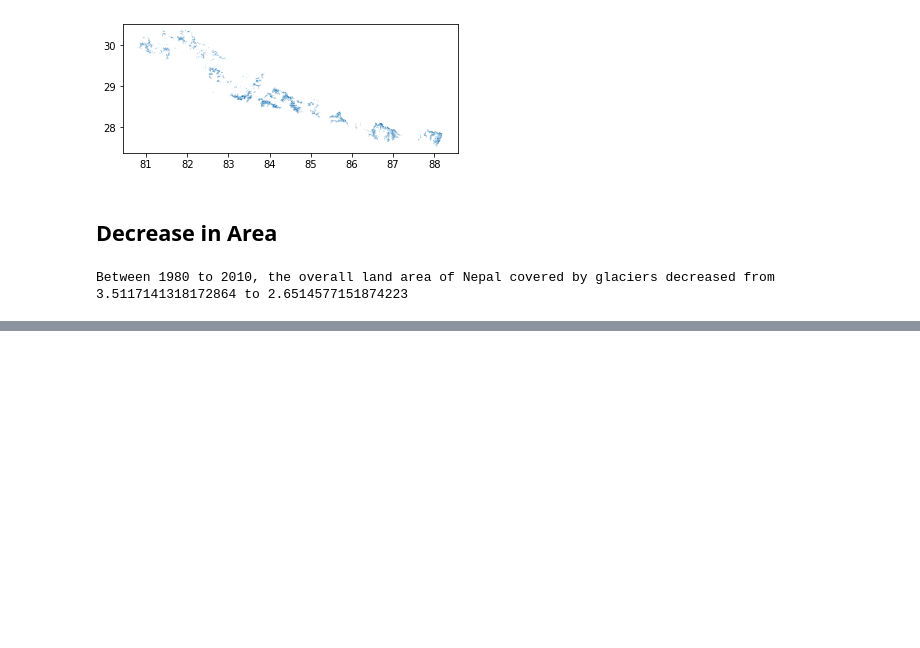
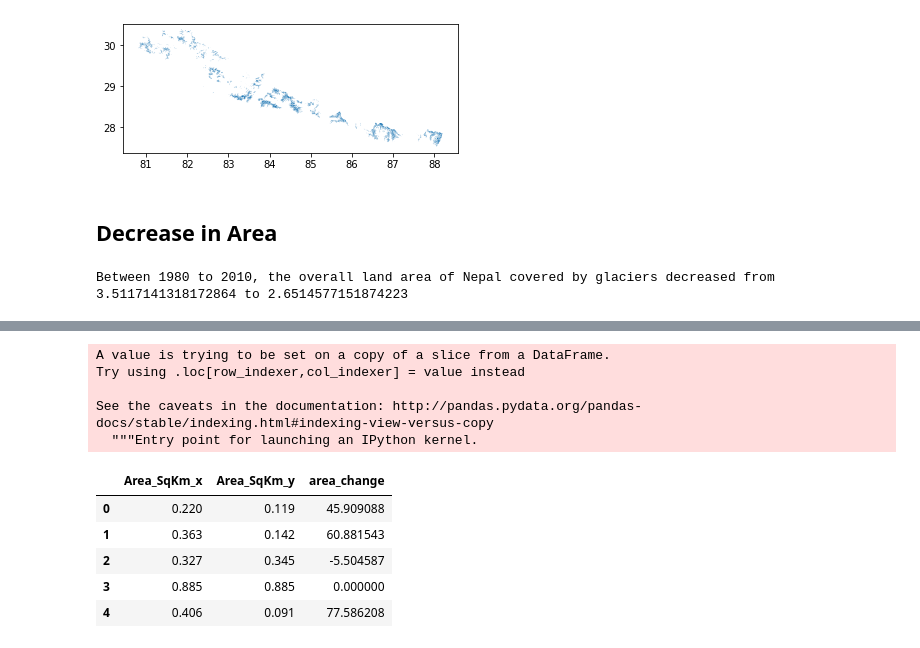
Before and after one commit to ayushsubedi/glacier_area, a Jupyter notebook: Glacier Area Analysis.ipynb, the cells around one changed output, grey strips where cells are left out. Cells and saved outputs as stored; diff of their text form; code cells hidden in the pictures; blank space fills up the shorter version.

```diff
--- a/Glacier Area Analysis.ipynb
+++ b/Glacier Area Analysis.ipynb
@@ -111,0 +145,17 @@ Between 1980 to 2010, the overall land area of Nepal covered by glaciers decreas
+# %%
+gpd_test['area_change']=(gpd_test.Area_SqKm_x-gpd_test.Area_SqKm_y)/gpd_test.Area_SqKm_x*100
+# %% [output]
+A value is trying to be set on a copy of a slice from a DataFrame.
+Try using .loc[row_indexer,col_indexer] = value instead
+
+See the caveats in the documentation: http://pandas.pydata.org/pandas-docs/stable/indexing.html#indexing-view-versus-copy
+  """Entry point for launching an IPython kernel.
+# %%
+gpd_test.head()
+# %% [output]
+|  | Area_SqKm_x | Area_SqKm_y | area_change |
+| 0 | 0.220 | 0.119 | 45.909088 |
+| 1 | 0.363 | 0.142 | 60.881543 |
+| 2 | 0.327 | 0.345 | -5.504587 |
+| 3 | 0.885 | 0.885 | 0.000000 |
+| 4 | 0.406 | 0.091 | 77.586208 |
```
Also changed, not shown: parts of 13 cells of this notebook, 26 other files.
